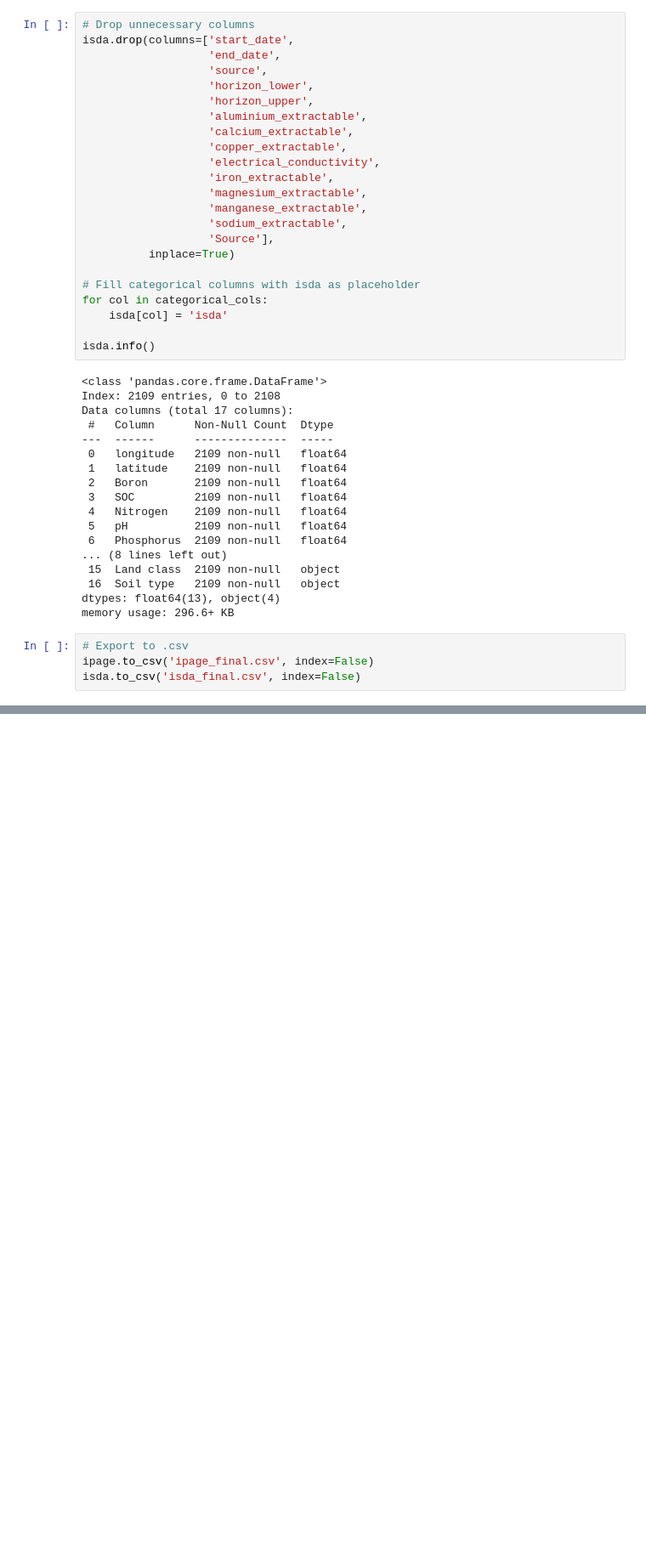
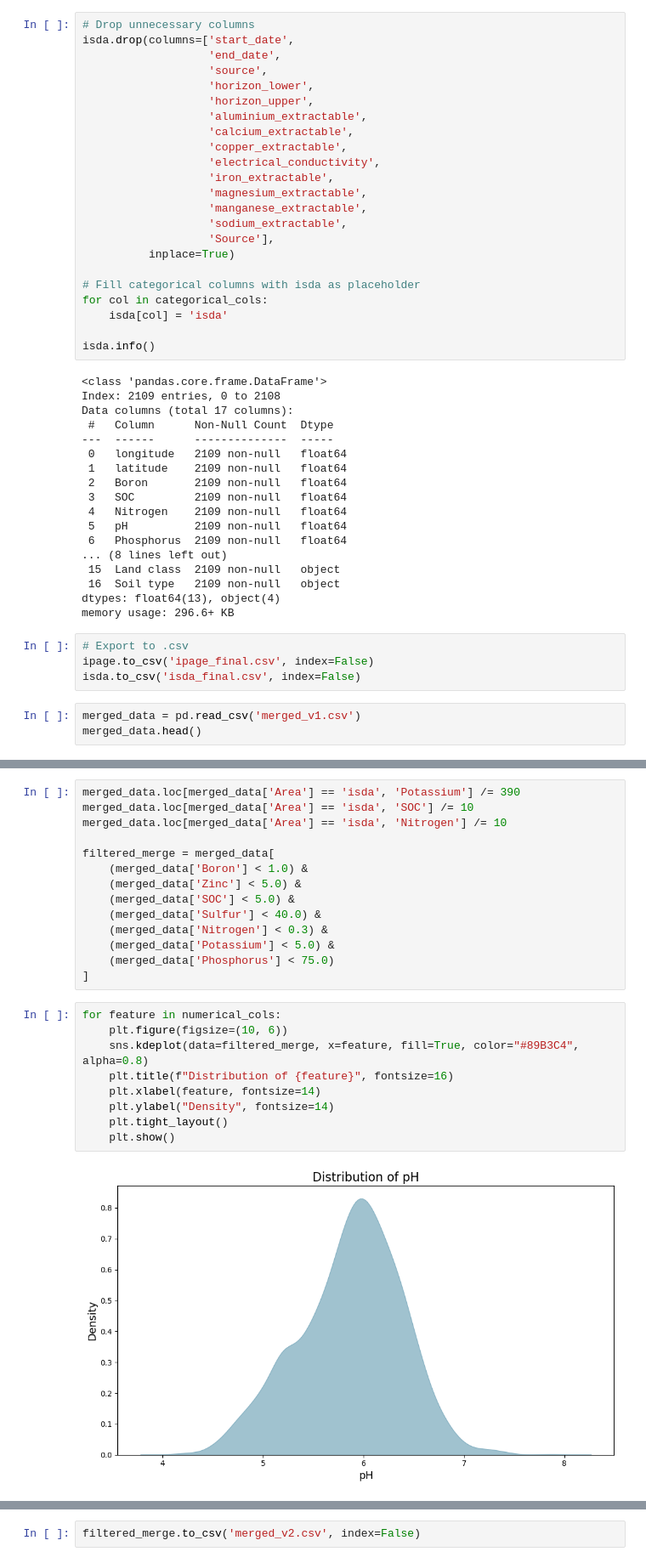
Before and after one commit to mm-mazhar/IPAGE, a Jupyter notebook: notebooks/task_1_data_collection_and_preprocessing/by-Taylor/iSDA-IPAGE-Preprocessing-by-Taylor.ipynb, the cells around one changed output, grey strips where cells are left out. Shown at 85% size. Cells and saved outputs as stored; diff of their text form; blank space fills up the shorter version.

```diff
--- a/notebooks/task_1_data_collection_and_preprocessing/by-Taylor/iSDA-IPAGE-Preprocessing-by-Taylor.ipynb
+++ b/notebooks/task_1_data_collection_and_preprocessing/by-Taylor/iSDA-IPAGE-Preprocessing-by-Taylor.ipynb
@@ -320,3 +325,6 @@ memory usage: 296.6+ KB
 # Export to .csv
 ipage.to_csv('ipage_final.csv', index=False)
 isda.to_csv('isda_final.csv', index=False)
+# %%
+merged_data = pd.read_csv('merged_v1.csv')
+merged_data.head()
@@ -322,0 +338,25 @@ isda.to_csv('isda_final.csv', index=False)
+# %%
+merged_data.loc[merged_data['Area'] == 'isda', 'Potassium'] /= 390
+merged_data.loc[merged_data['Area'] == 'isda', 'SOC'] /= 10
+merged_data.loc[merged_data['Area'] == 'isda', 'Nitrogen'] /= 10
+
+filtered_merge = merged_data[
+    (merged_data['Boron'] < 1.0) &
+    (merged_data['Zinc'] < 5.0) &
+    (merged_data['SOC'] < 5.0) &
+    (merged_data['Sulfur'] < 40.0) &
+    (merged_data['Nitrogen'] < 0.3) &
+    (merged_data['Potassium'] < 5.0) &
+    (merged_data['Phosphorus'] < 75.0)
+]
+# %%
+for feature in numerical_cols:
+    plt.figure(figsize=(10, 6))
+    sns.kdeplot(data=filtered_merge, x=feature, fill=True, color="#89B3C4", alpha=0.8)
+    plt.title(f"Distribution of {feature}", fontsize=16)
+    plt.xlabel(feature, fontsize=14)
+    plt.ylabel("Density", fontsize=14)
+    plt.tight_layout()
+    plt.show()
+# %% [output]
+[figure, added]
@@ -322,0 +370,2 @@ isda.to_csv('isda_final.csv', index=False)
+# %%
+filtered_merge.to_csv('merged_v2.csv', index=False)
```
Also changed, not shown: parts of 6 cells of this notebook, 3 other files.
